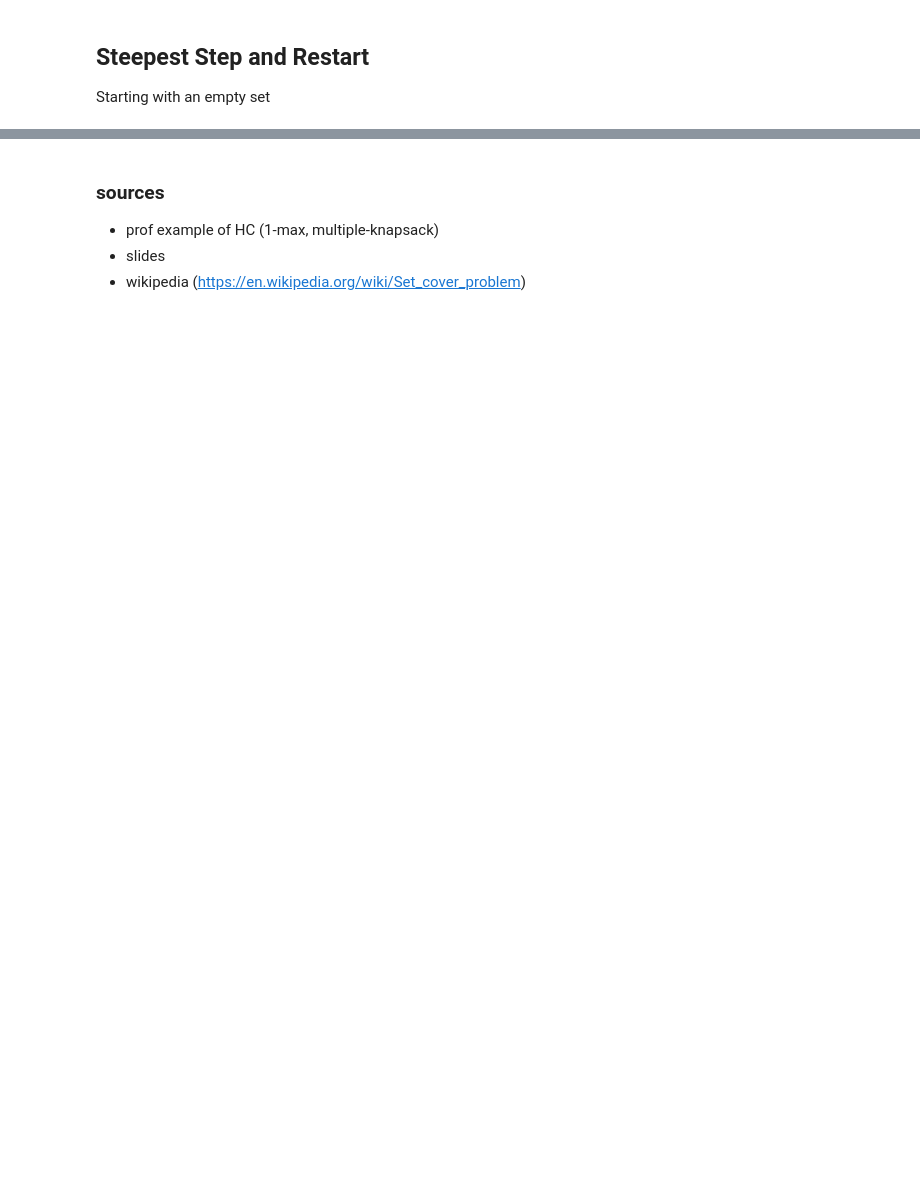
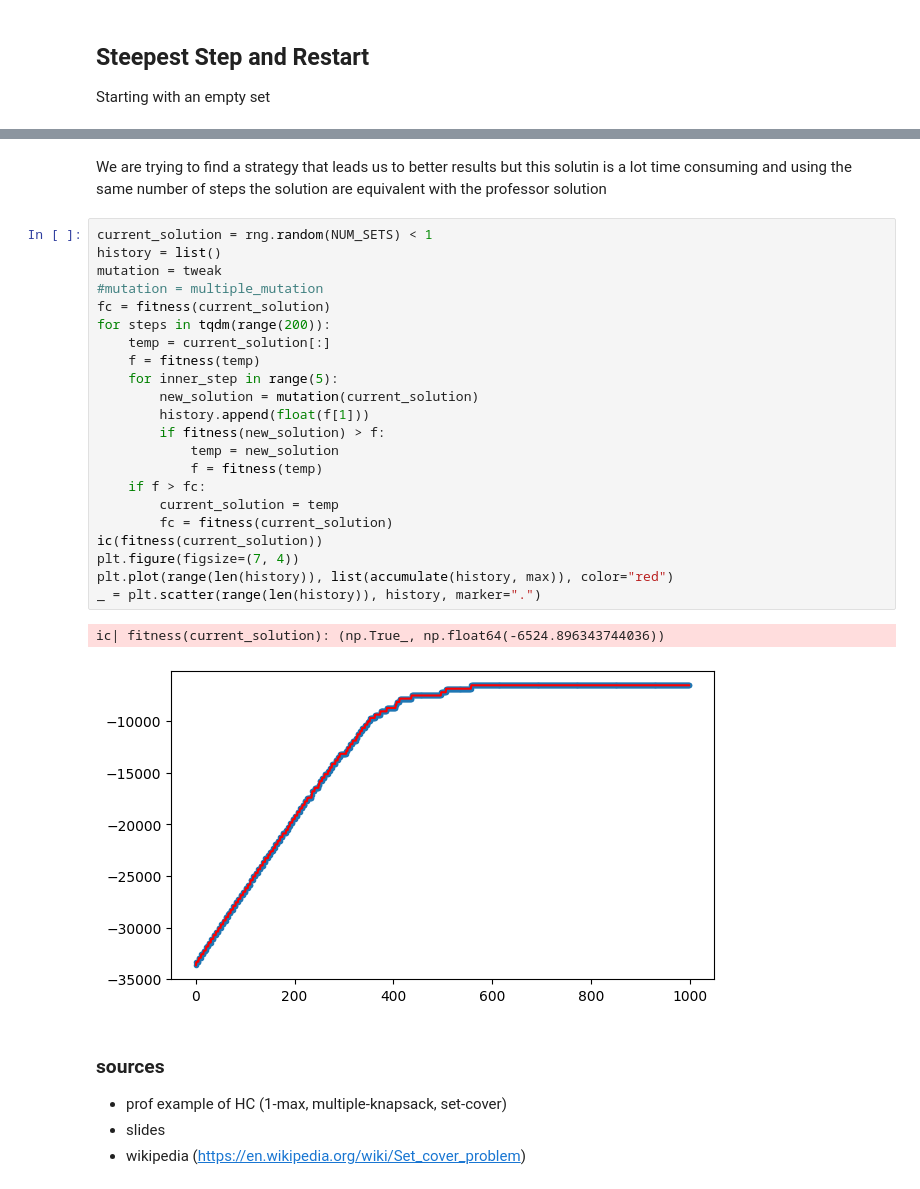
Before and after one commit to TurcoRiccardo/CI2024_lab1, a Jupyter notebook: set-cover.ipynb, the cells around one changed output, grey strips where cells are left out. Drawn from its saved outputs; the diff is of its cells as text; blank space fills up the shorter version.

```diff
--- a/set-cover.ipynb
+++ b/set-cover.ipynb
@@ -240,5 +270,32 @@ ic| valid(current_solution): np.True_
+# %% [markdown]
+We are trying to find a strategy that leads us to better results but this solutin is a lot time consuming and using the same number of steps the solution are equivalent with the professor solution
+# %%
+current_solution = rng.random(NUM_SETS) < 1
+history = list()
+mutation = tweak
+#mutation = multiple_mutation
+fc = fitness(current_solution)
+for steps in tqdm(range(200)):
+    temp = current_solution[:]
+    f = fitness(temp)
+    for inner_step in range(5):
+        new_solution = mutation(current_solution)
+        history.append(float(f[1]))
+        if fitness(new_solution) > f:
+            temp = new_solution
+            f = fitness(temp)
+    if f > fc:
+        current_solution = temp
+        fc = fitness(current_solution)
+ic(fitness(current_solution))
+plt.figure(figsize=(7, 4))
+plt.plot(range(len(history)), list(accumulate(history, max)), color="red")
+_ = plt.scatter(range(len(history)), history, marker=".")
+# %% [output]
+ic| fitness(current_solution): (np.True_, np.float64(-6524.896343744036))
+[figure, added]
 # %% [markdown]
 ### sources
-- prof example of HC (1-max, multiple-knapsack)
+- prof example of HC (1-max, multiple-knapsack, set-cover)
 - slides
 - wikipedia (https://en.wikipedia.org/wiki/Set_cover_problem)
```
Also changed, not shown: parts of 13 cells of this notebook, 1 other file.
